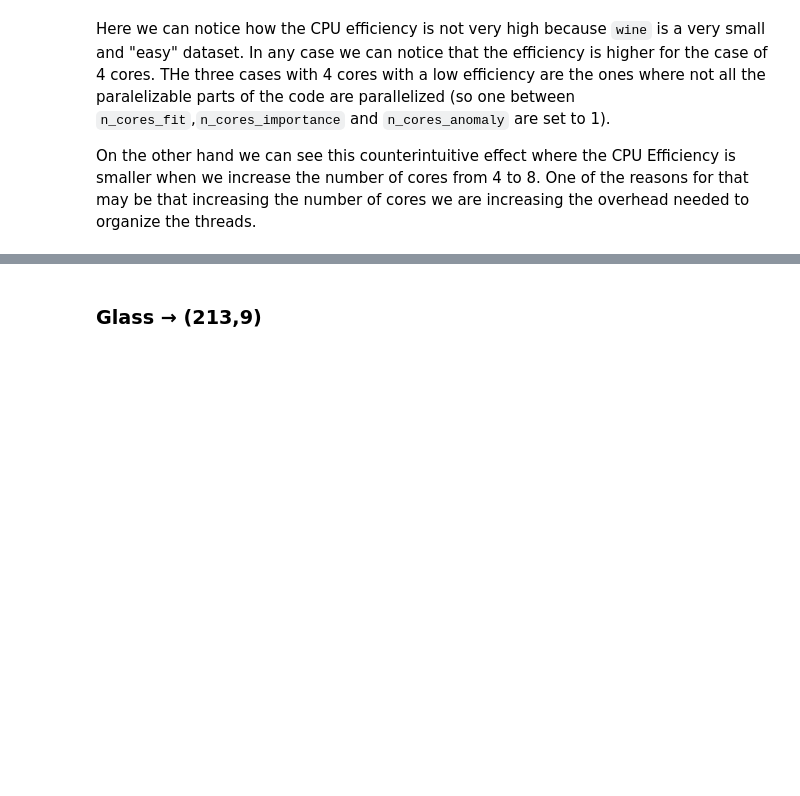
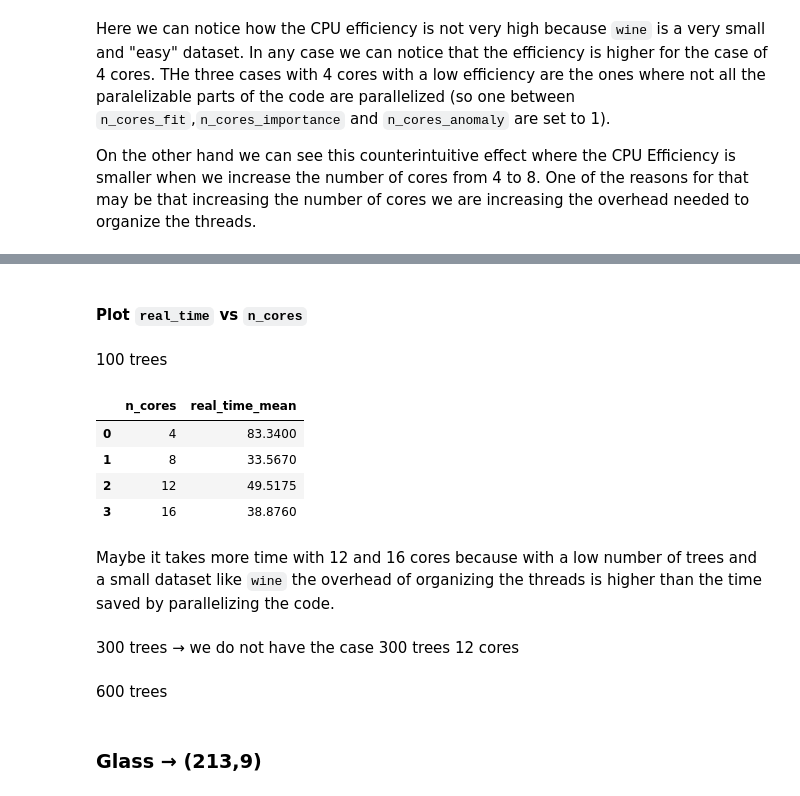
Before and after one commit to francesco-borsatti-unipd/ExIFFI, a Jupyter notebook: notebooks/Test_Parallel.ipynb, the cells around one changed output, grey strips where cells are left out. Saved outputs shown, nothing was run; the diff lists cells and outputs as text; code cells hidden in the pictures; blank space fills up the shorter version.

```diff
--- a/notebooks/Test_Parallel.ipynb
+++ b/notebooks/Test_Parallel.ipynb
@@ -703,0 +884,24 @@ On the other hand we can see this counterintuitive effect where the CPU Efficien
+# %% [markdown]
+#### Plot `real_time` vs `n_cores`
+# %% [markdown]
+100 trees
+# %%
+df_4=df.groupby(['n_cores','n_trees']).get_group((4,100))
+df_8=df.groupby(['n_cores','n_trees']).get_group((8,100))
+df_12=df.groupby(['n_cores','n_trees']).get_group((12,100))
+df_16=df.groupby(['n_cores','n_trees']).get_group((16,100))
+df_plot=pd.DataFrame({
+    'n_cores': sorted(df['n_cores'].unique()),
+    'real_time_mean':[np.mean(df_4['real_time']),np.mean(df_8['real_time']),np.mean(df_12['real_time']),np.mean(df_16['real_time'])]
+})
+df_plot
+# %% [output]
+|  | n_cores | real_time_mean |
+| 0 | 4 | 83.3400 |
+| 1 | 8 | 33.5670 |
+| 2 | 12 | 49.5175 |
+| 3 | 16 | 38.8760 |
+# %% [markdown]
+Maybe it takes more time with 12 and 16 cores because with a low number of trees and a small dataset like `wine` the overhead of organizing the threads is higher than the time saved by parallelizing the code.
+# %% [markdown]
+300 trees → we do not have the case 300 trees 12 cores
@@ -703,0 +918,2 @@ On the other hand we can see this counterintuitive effect where the CPU Efficien
+# %% [markdown]
+600 trees
```
Also changed, not shown: parts of 20 cells of this notebook.
